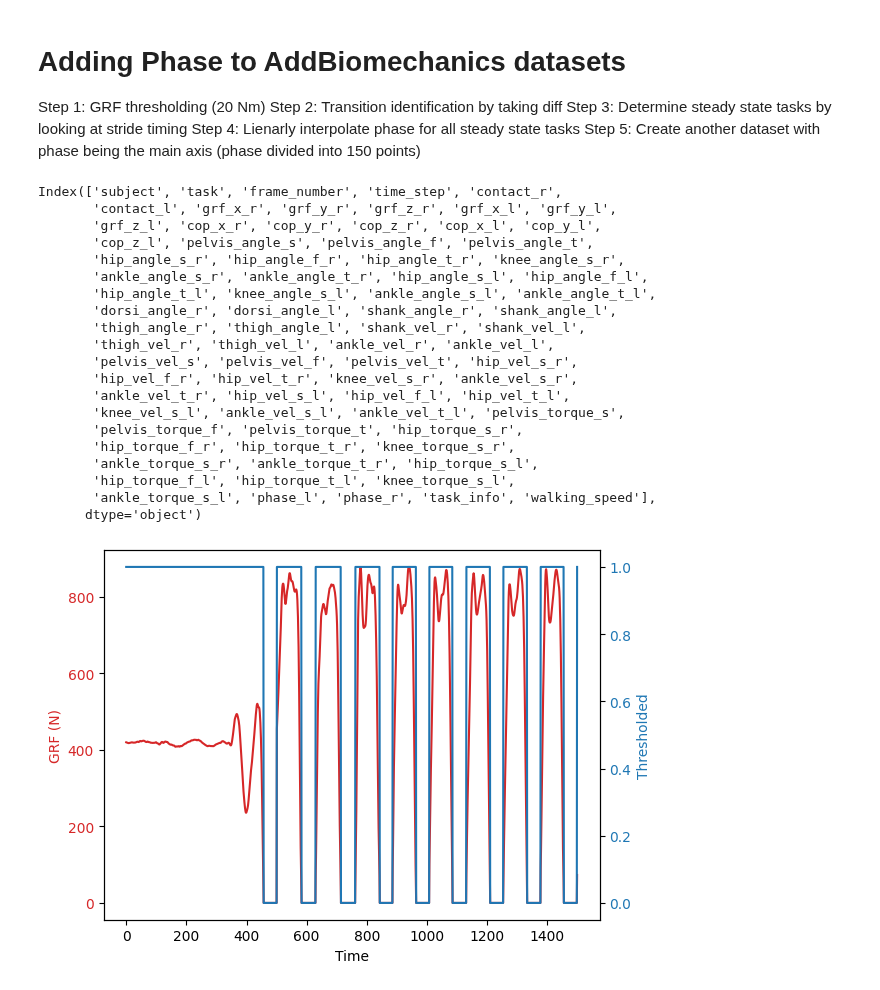
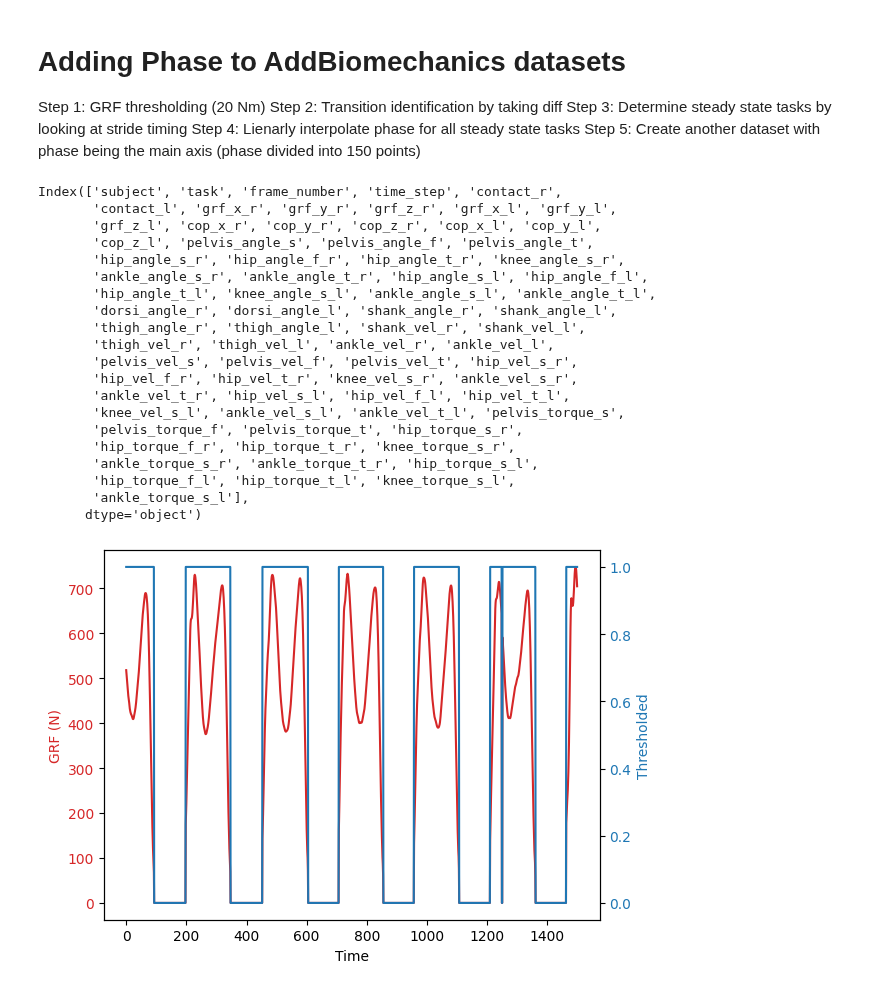
Before and after one commit to jmontp/LocoHub, a Jupyter notebook: AddBiomechanics/add_phase_info.ipynb, the cells around one changed output. Saved outputs shown, nothing was run; the diff lists cells and outputs as text; code cells hidden in the pictures.

Commit message:
Updatest to add phase

```diff
--- a/AddBiomechanics/add_phase_info.ipynb
+++ b/AddBiomechanics/add_phase_info.ipynb
@@ -17,7 +17,8 @@ import seaborn as sns
 %matplotlib inline
 
 # Load data
-df = pd.read_parquet('/datasets/AddBiomechanics/processed_data/Moore2015_time.parquet')
+dataset = 'Carter2023'
+df = pd.read_parquet(f'/datasets/AddBiomechanics/processed_data/{dataset}.parquet')
 df.columns
 # %% [output]
 Index(['subject', 'task', 'frame_number', 'time_step', 'contact_r',
@@ -38,37 +39,37 @@ Index(['subject', 'task', 'frame_number', 'time_step', 'contact_r',
        'hip_torque_f_r', 'hip_torque_t_r', 'knee_torque_s_r',
        'ankle_torque_s_r', 'ankle_torque_t_r', 'hip_torque_s_l',
        'hip_torque_f_l', 'hip_torque_t_l', 'knee_torque_s_l',
-       'ankle_torque_s_l', 'phase_l', 'phase_r', 'task_info', 'walking_speed'],
+       'ankle_torque_s_l'],
       dtype='object')
 # %%
 # Step 1: GRF thresholding for the z axis
 grf_r = df['grf_y_r'].values # Bug, should be z axis but it's currently the y axis
 grf_threshold = 20 # N
 grf_thresh = grf_r > grf_threshold
 
 # Plot both the raw and thresholded data in the same plot with
 # two different y axes
 fig, ax1 = plt.subplots()
 
 # Plot the first 150 points
-start = 1500
+start = 15000
 end = start + 1500
 grf_r_plot = grf_r[start:end]
 grf_thresh_plot = grf_thresh[start:end]
 
 color = 'tab:red'
 ax1.set_xlabel('Time')
 ax1.set_ylabel('GRF (N)', color=color)
 ax1.plot(grf_r_plot, color=color)
 ax1.tick_params(axis='y', labelcolor=color)
 
 ax2 = ax1.twinx()
 color = 'tab:blue'
 ax2.set_ylabel('Thresholded', color=color)
 ax2.plot(grf_thresh_plot, color=color)
 ax2.tick_params(axis='y', labelcolor=color)
 # %% [output]
-[figure, old version]
+[figure, new version]
 # %%
 #Step 2: Find the start and end of the stance phase
 # Use diff to find the stransitions from stance to swing
```
Also changed, not shown: parts of 7 cells of this notebook, 1 other file.
